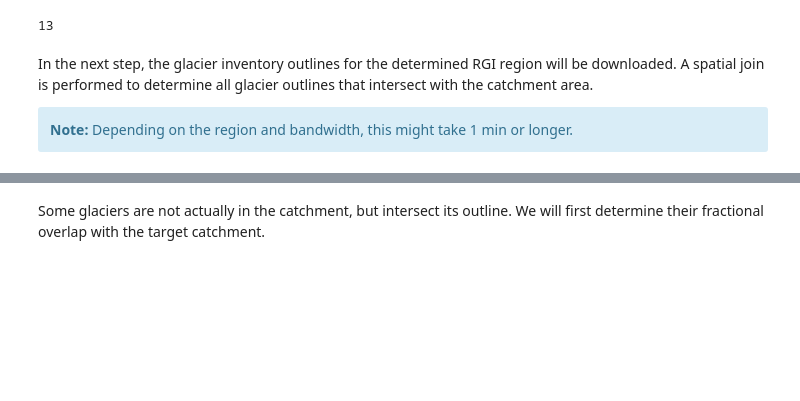
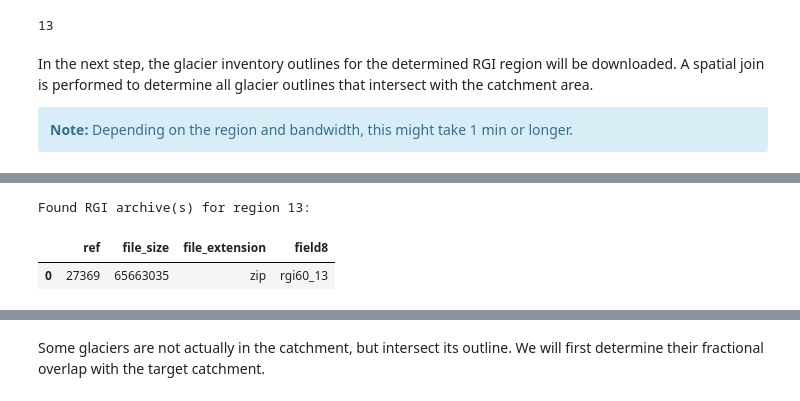
Before and after one commit to phiscu/matilda_edu, a Jupyter notebook: Notebook1_Catchment_delineation.ipynb, the cells around one changed output, grey strips where cells are left out. Saved outputs shown, nothing was run; the diff lists cells and outputs as text; code cells hidden in the pictures; blank space fills up the shorter version.

```diff
--- a/Notebook1_Catchment_delineation.ipynb
+++ b/Notebook1_Catchment_delineation.ipynb
@@ -492,0 +452,36 @@ Loading shapefiles...
+# %%
+%%time
+
+import os
+import io
+from zipfile import ZipFile
+
+
+output_dir = os.path.join(output_folder, 'RGI')
+os.makedirs(output_dir, exist_ok=True)
+
+cnt_rgi = 0
+file_names_rgi = []
+
+region_code_str = f'rgi60_{rgi_code:02d}'
+filtered_refs = rgi_refs[rgi_refs['field8'] == region_code_str]
+
+if filtered_refs.empty:
+    print(f'No RGI archive found for region {rgi_code}')
+else:
+    print(f'Found RGI archive(s) for region {rgi_code}:')
+    display(filtered_refs)
+
+    for _, row in filtered_refs.iterrows():
+        content = myrepository.get_resource_file(row['ref'], row['file_extension'])
+        with ZipFile(io.BytesIO(content), 'r') as zipObj:
+            zipObj.extractall(output_dir)
+            extracted = zipObj.namelist()
+            file_names_rgi.extend(extracted)
+            cnt_rgi += len(extracted)
+
+    print(f'{cnt_rgi} files extracted to: {output_dir}')
+# %% [output]
+Found RGI archive(s) for region 13:
+|  | ref | file_size | file_extension | field8 |
+| 0 | 27369 | 65663035 | zip | rgi60_13 |
```
Also changed, not shown: parts of 23 cells of this notebook.
